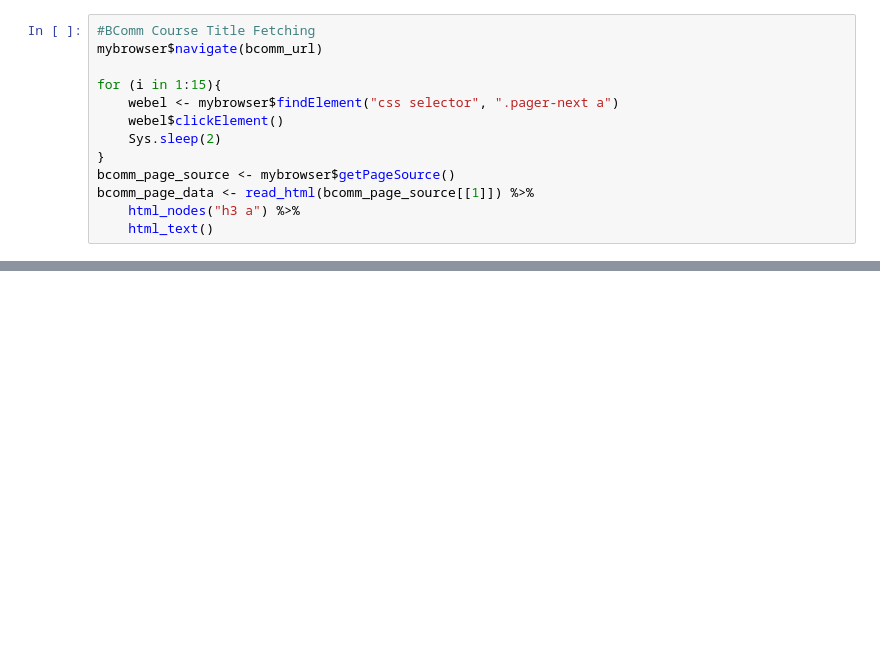
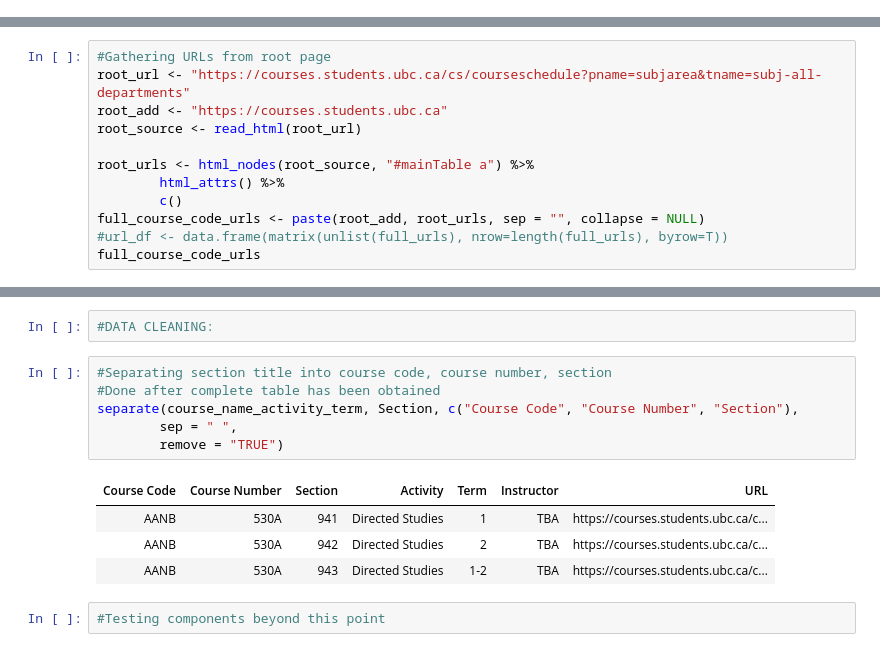
Before and after one commit to Sianixel/ubc-course-info-scraper, a Jupyter notebook: scraper.ipynb, the cells around one changed output, grey strips where cells are left out. Drawn from its saved outputs; the diff is of its cells as text; blank space fills up the shorter version.

```diff
--- a/scraper.ipynb
+++ b/scraper.ipynb
@@ -38,13 +28,0 @@ ERROR: Error in checkError(res): Undefined error in httr call. httr output: Fail
-# %%
-#BComm Course Title Fetching
-mybrowser$navigate(bcomm_url)
-
-for (i in 1:15){
-    webel <- mybrowser$findElement("css selector", ".pager-next a")
-    webel$clickElement()
-    Sys.sleep(2)
-}
-bcomm_page_source <- mybrowser$getPageSource()
-bcomm_page_data <- read_html(bcomm_page_source[[1]]) %>%
-    html_nodes("h3 a") %>%
-    html_text()
@@ -63,0 +51,12 @@ bcomm_page_data
+# %%
+#Gathering URLs from root page
+root_url <- "https://courses.students.ubc.ca/cs/courseschedule?pname=subjarea&tname=subj-all-departments"
+root_add <- "https://courses.students.ubc.ca"
+root_source <- read_html(root_url)
+
+root_urls <- html_nodes(root_source, "#mainTable a") %>%
+        html_attrs() %>%
+        c()
+full_course_code_urls <- paste(root_add, root_urls, sep = "", collapse = NULL)
+#url_df <- data.frame(matrix(unlist(full_urls), nrow=length(full_urls), byrow=T))
+full_course_code_urls
@@ -63,0 +286,15 @@ bcomm_page_data
+# %%
+#DATA CLEANING:
+# %%
+#Separating section title into course code, course number, section
+#Done after complete table has been obtained
+separate(course_name_activity_term, Section, c("Course Code", "Course Number", "Section"),
+        sep = " ",
+        remove = "TRUE")
+# %% [output]
+| Course Code | Course Number | Section | Activity | Term | Instructor | URL |
+| AANB | 530A | 941 | Directed Studies | 1 | TBA | https://courses.students.ubc.ca/c... |
+| AANB | 530A | 942 | Directed Studies | 2 | TBA | https://courses.students.ubc.ca/c... |
+| AANB | 530A | 943 | Directed Studies | 1-2 | TBA | https://courses.students.ubc.ca/c... |
+# %%
+#Testing components beyond this point
```
Also changed, not shown: parts of 12 cells of this notebook, 9 other files.
